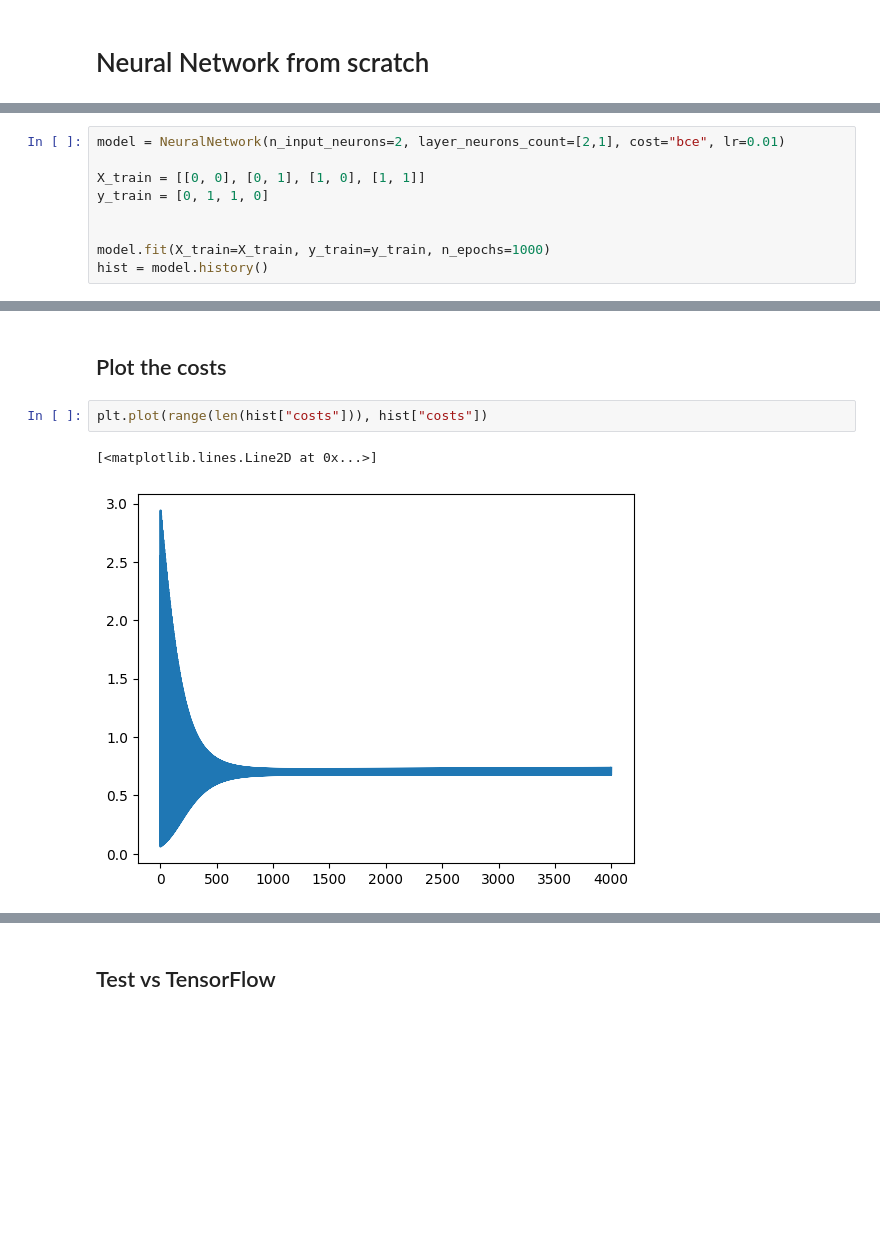
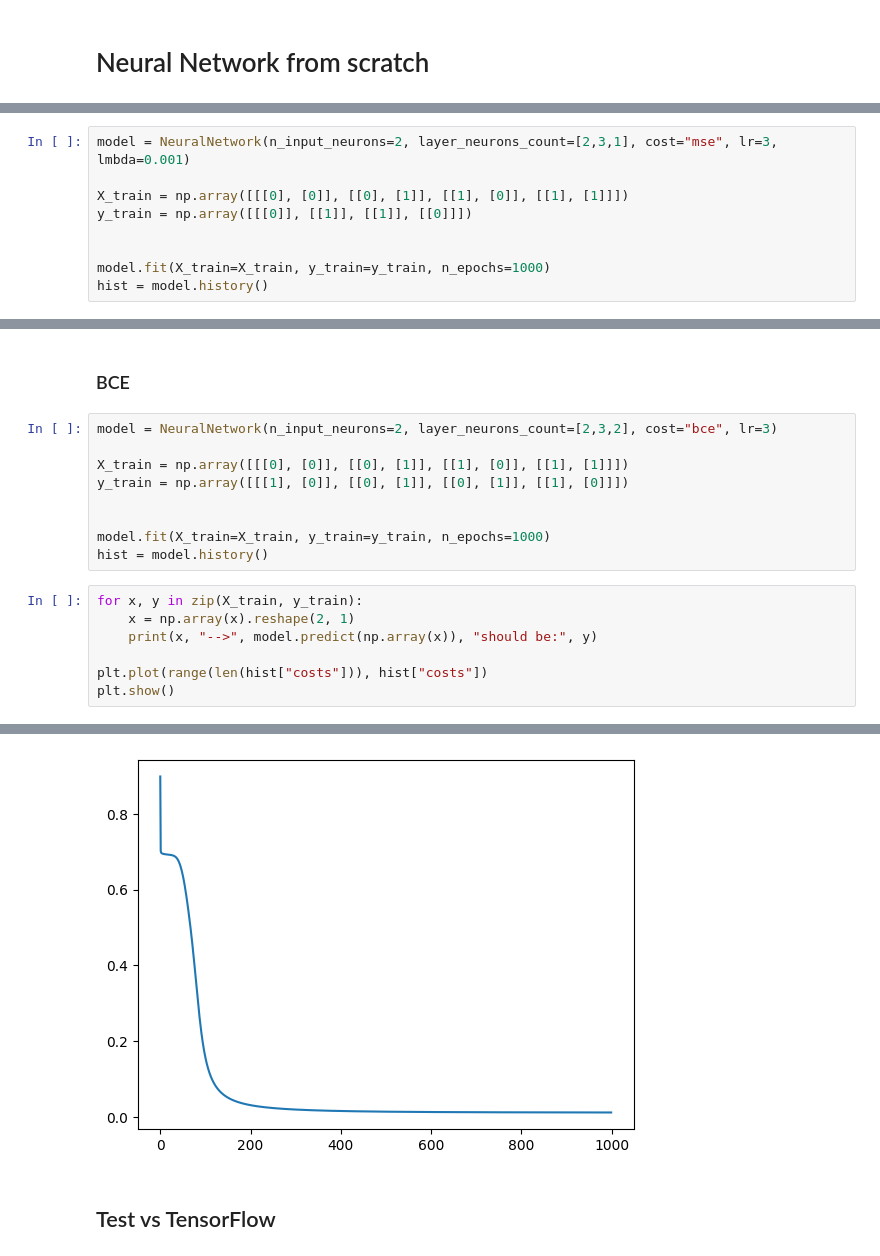
Before and after one commit to HomayoonAlimohammadi/machine-learning, a Jupyter notebook: neural_network/neural_network.ipynb, the cells around one changed output, grey strips where cells are left out. Saved outputs shown, nothing was run; the diff lists cells and outputs as text; blank space fills up the shorter version.

Commit message:
Update neural network implementation

```diff
--- a/neural_network/neural_network.ipynb
+++ b/neural_network/neural_network.ipynb
@@ -137,10 +164,10 @@ class NeuralNetwork:
 
         return history
 # %%
-model = NeuralNetwork(n_input_neurons=2, layer_neurons_count=[2,1], cost="bce", lr=0.01)
+model = NeuralNetwork(n_input_neurons=2, layer_neurons_count=[2,3,1], cost="mse", lr=3, lmbda=0.001)
 
-X_train = [[0, 0], [0, 1], [1, 0], [1, 1]]
-y_train = [0, 1, 1, 0]
+X_train = np.array([[[0], [0]], [[0], [1]], [[1], [0]], [[1], [1]]])
+y_train = np.array([[[0]], [[1]], [[1]], [[0]]])
 
 
 model.fit(X_train=X_train, y_train=y_train, n_epochs=1000)
@@ -161,7 +191,19 @@ for x, y in zip(X_train, y_train):
-# %% [markdown]
-## Plot the costs
-# %%
-plt.plot(range(len(hist["costs"])), hist["costs"])
-# %% [output]
-[<matplotlib.lines.Line2D at 0x...>]
-[figure, removed]
+# %% [markdown]
+### BCE
+# %%
+model = NeuralNetwork(n_input_neurons=2, layer_neurons_count=[2,3,2], cost="bce", lr=3)
+
+X_train = np.array([[[0], [0]], [[0], [1]], [[1], [0]], [[1], [1]]])
+y_train = np.array([[[1], [0]], [[0], [1]], [[0], [1]], [[1], [0]]])
+
+
+model.fit(X_train=X_train, y_train=y_train, n_epochs=1000)
+hist = model.history()
+# %%
+for x, y in zip(X_train, y_train):
+    x = np.array(x).reshape(2, 1)
+    print(x, "-->", model.predict(np.array(x)), "should be:", y)
+
+plt.plot(range(len(hist["costs"])), hist["costs"])
+plt.show()
+# %% [output]
@@ -168,3 +222,4 @@ plt.plot(range(len(hist["costs"])), hist["costs"])
+[figure, added]
 # %% [markdown]
 ## Test vs TensorFlow
 # %%
```
Also changed, not shown: parts of 3 cells of this notebook.
